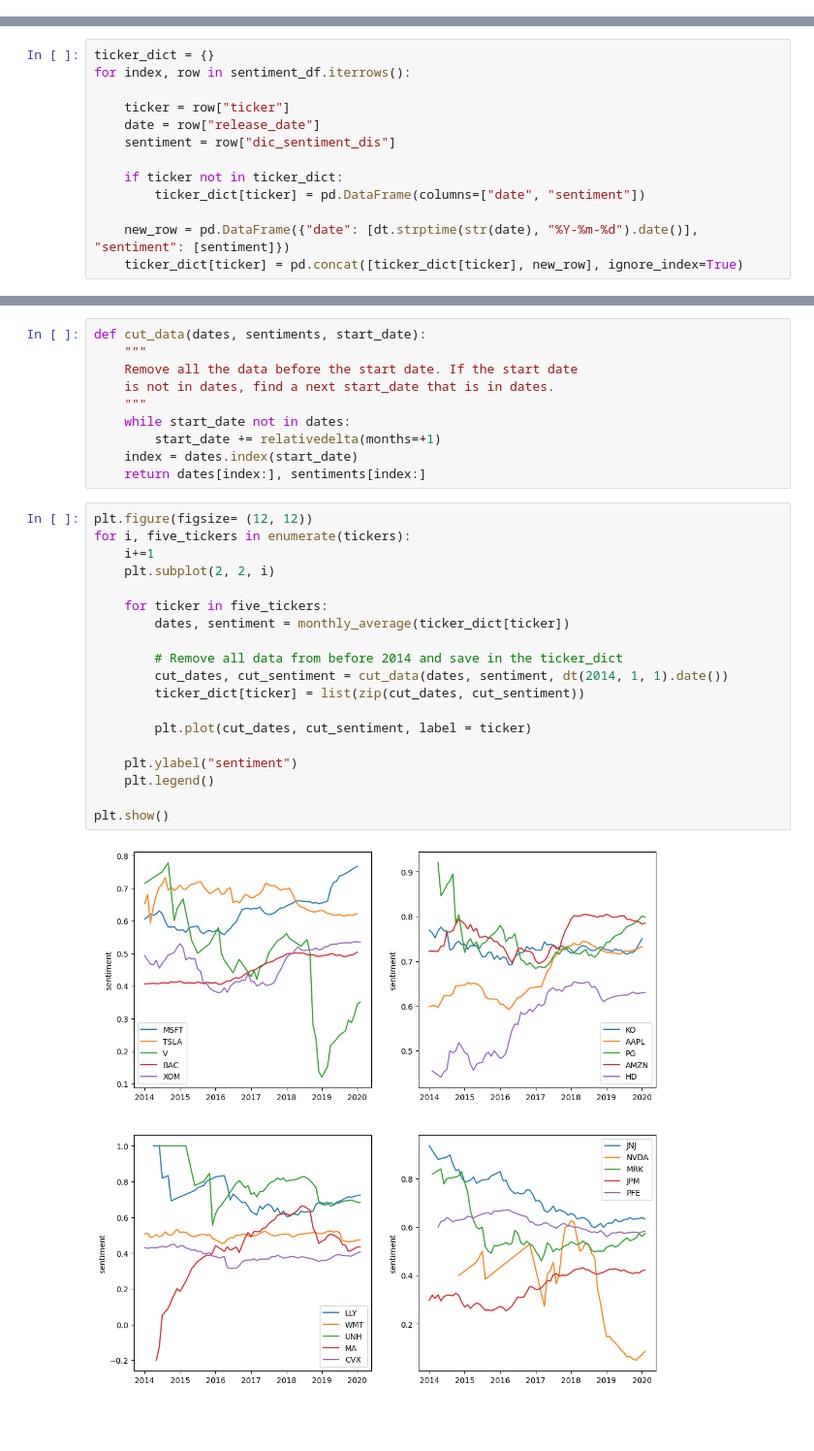
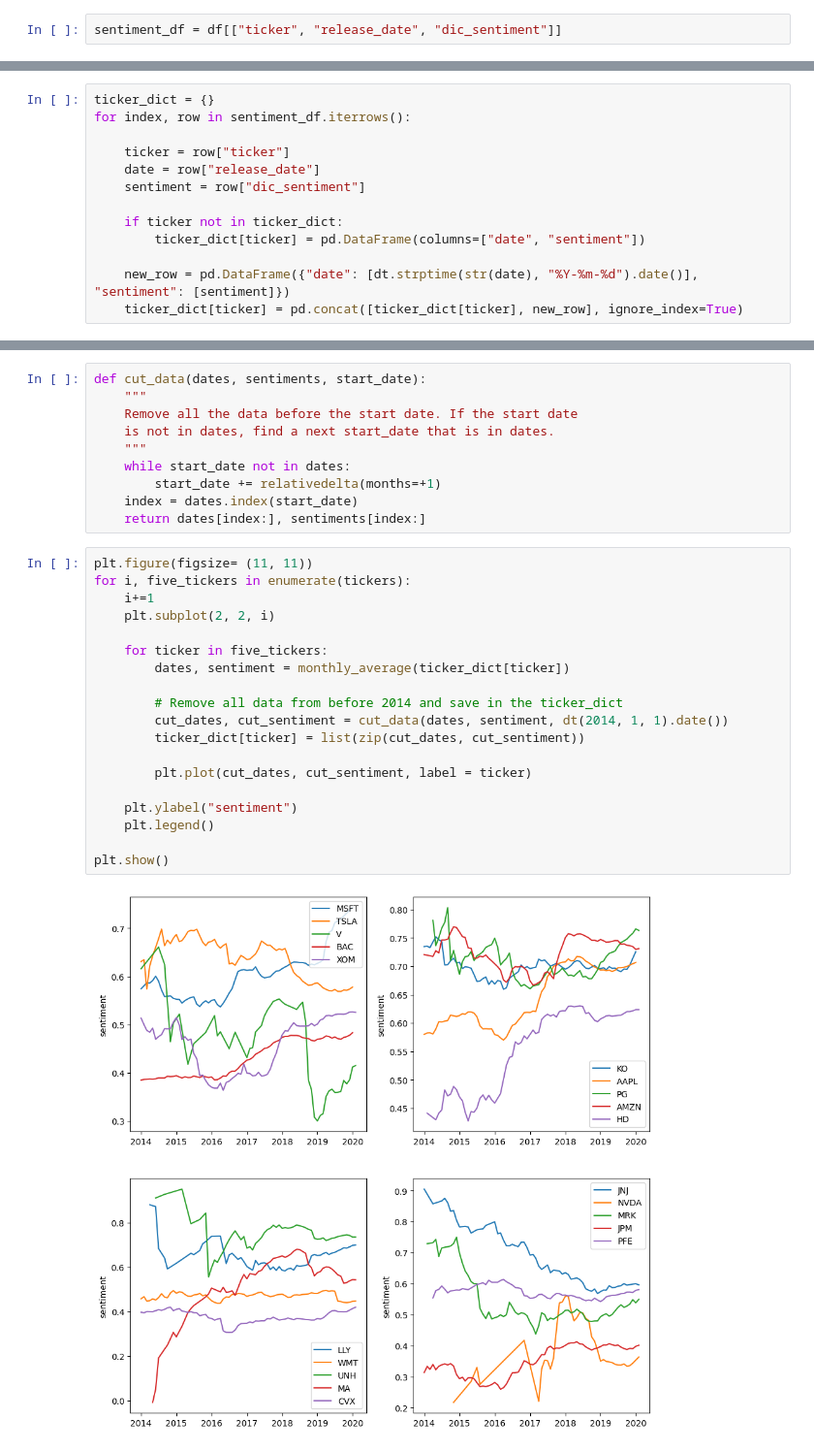
Before and after one commit to DerkNiessink/Project_SDA, a Jupyter notebook: src/Sentiment Timeseries.ipynb, the cells around one changed output, grey strips where cells are left out. Shown at 97% size. Saved outputs shown, nothing was run; the diff lists cells and outputs as text; blank space fills up the shorter version.

```diff
--- a/src/Sentiment Timeseries.ipynb
+++ b/src/Sentiment Timeseries.ipynb
@@ -13,3 +31,5 @@ sentiment_df = df[["ticker", "release_date", "dic_sentiment_dis"]]
+# %%
+sentiment_df = df[["ticker", "release_date", "dic_sentiment"]]
 # %% [markdown]
 Make a dictionary with tickers as keys and DataFrames with date and sentiment as values.
 # %%
@@ -18,7 +38,7 @@ for index, row in sentiment_df.iterrows():
 
     ticker = row["ticker"]
     date = row["release_date"]
-    sentiment = row["dic_sentiment_dis"]
+    sentiment = row["dic_sentiment"]
 
     if ticker not in ticker_dict:
         ticker_dict[ticker] = pd.DataFrame(columns=["date", "sentiment"])
@@ -101,23 +121,23 @@ def cut_data(dates, sentiments, start_date):
     index = dates.index(start_date)
     return dates[index:], sentiments[index:]
 # %%
-plt.figure(figsize= (12, 12))
+plt.figure(figsize= (11, 11))
 for i, five_tickers in enumerate(tickers):
     i+=1
     plt.subplot(2, 2, i)
 
     for ticker in five_tickers:
         dates, sentiment = monthly_average(ticker_dict[ticker])
 
         # Remove all data from before 2014 and save in the ticker_dict
         cut_dates, cut_sentiment = cut_data(dates, sentiment, dt(2014, 1, 1).date())
         ticker_dict[ticker] = list(zip(cut_dates, cut_sentiment))
 
         plt.plot(cut_dates, cut_sentiment, label = ticker)
 
     plt.ylabel("sentiment")
     plt.legend()
 
 plt.show()
 # %% [output]
-[figure, old version]
+[figure, new version]
```
Also changed, not shown: parts of 28 cells of this notebook.
